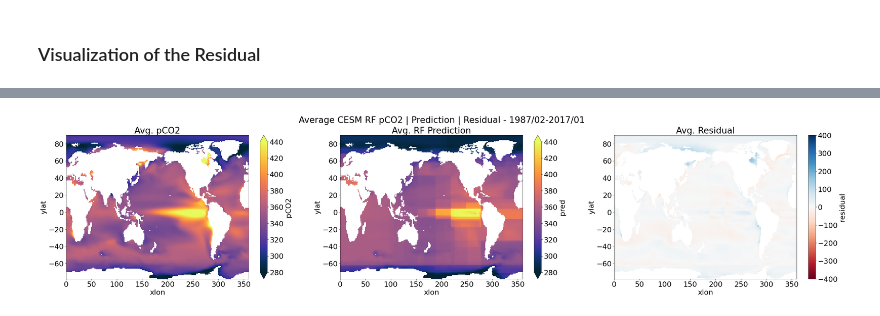
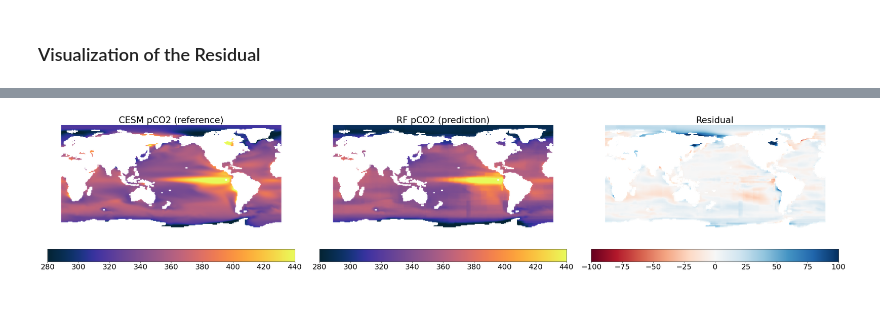
Before and after one commit to sk981102/ocean_co2, a Jupyter notebook: notebooks/baseline_ml/001_rf_base.ipynb, the cells around one changed output, grey strips where cells are left out. Cells and saved outputs as stored; diff of their text form; code cells hidden in the pictures.

```diff
--- a/notebooks/baseline_ml/001_rf_base.ipynb
+++ b/notebooks/baseline_ml/001_rf_base.ipynb
@@ -378,25 +437,33 @@ plt.hist(error,bins=30)
 # %%
+import matplotlib.colors as mcolors
+
 plt.rcParams.update({'font.size': 22})
 norm = mcolors.Normalize(vmin=280, vmax = 440)
 figure, axis = plt.subplots(1, 3,figsize=(42, 8))
 
-ds_pred.pCO2.mean('time').plot(ax = axis[0],cmap = cm.cm.thermal,norm=norm)
-axis[0].set_title("Avg. pCO2")
+im0 = axis[0].imshow(np.flipud(ds_pred.pCO2.mean('time').data),cmap = cm.cm.thermal,norm=norm)
+cbar0 = figure.colorbar(im0, ax=axis[0], orientation='horizontal')
+axis[0].set_title("CESM pCO2 (reference)")
+axis[0].axis('off')
 
-ds_pred.pred.mean('time').plot(ax = axis[1],cmap = cm.cm.thermal,norm=norm)
-axis[1].set_title("Avg. RF Prediction")
+im1 = axis[1].imshow(np.flipud(ds_pred.pred.mean('time').data),cmap = cm.cm.thermal,norm=norm)
+cbar1 = figure.colorbar(im1, ax=axis[1], orientation='horizontal')
+axis[1].set_title("RF pCO2 (prediction)")
+axis[1].axis('off')
 
 
-norm2 = mcolors.TwoSlopeNorm(vmin=-400, vmax = 400, vcenter=0)
+norm2 = mcolors.TwoSlopeNorm(vmin=-100, vmax = 100, vcenter=0)
 
-ds.residual.mean('time').plot(ax = axis[2],cmap = "RdBu",norm=norm2)
-axis[2].set_title("Avg. Residual")
+im2 = axis[2].imshow(np.flipud(ds.residual.mean('time').data),cmap = "RdBu",norm=norm2)
+cbar2 = figure.colorbar(im2, ax=axis[2], orientation='horizontal')
+axis[2].set_title("Residual")
+axis[2].axis('off')
 
-figure.suptitle("Average CESM RF pCO2 | Prediction | Residual - 1987/02-2017/01")
-
-plt.savefig("../../assets/figure2.2_rf_socat.jpg")
+plt.subplots_adjust(wspace=0.1)
+# figure.suptitle("Average CESM RF pCO2 | Prediction | Residual - 1987/02-2017/01")
+# plt.savefig("../../assets/figure2.2_rf_socat.jpg", dpi=200)
 # %% [output]
-[figure, old version]
+[figure, new version]
 # %%
 import statsmodels
 from statsmodels.graphics.tsaplots import plot_acf
```
Also changed, not shown: parts of 25 cells of this notebook, 42 other files.
